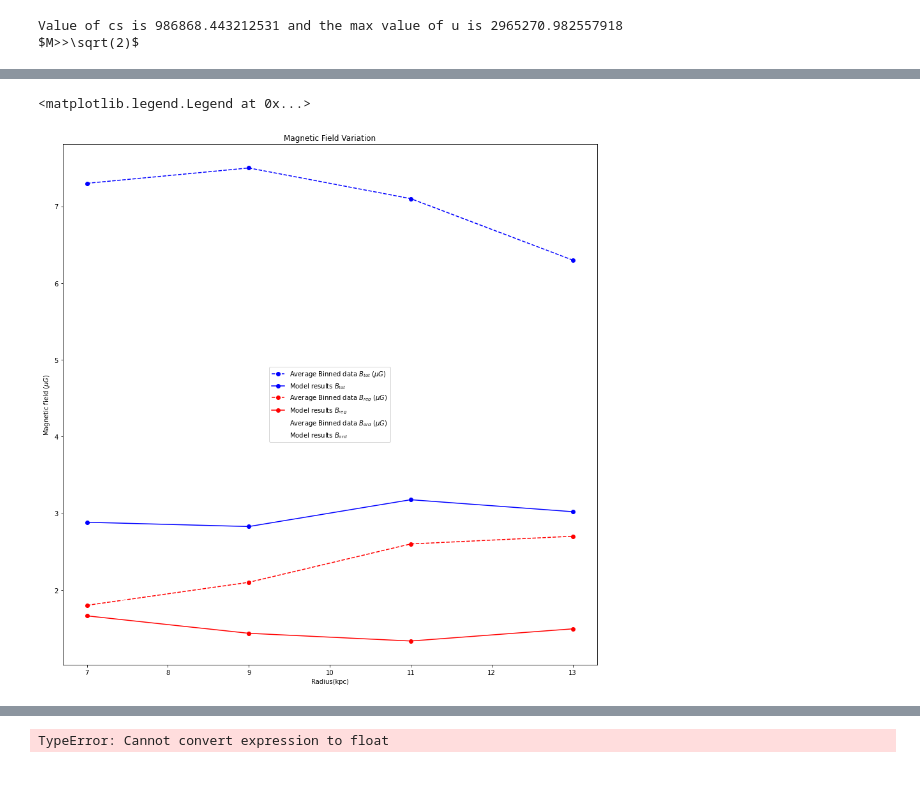
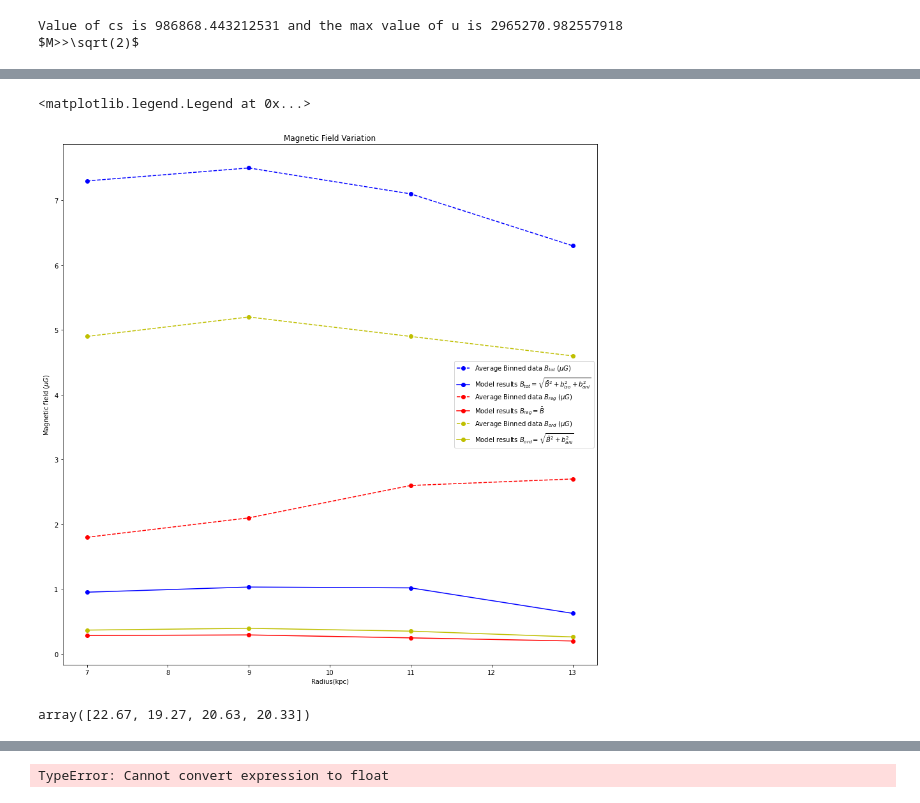
Before and after one commit to Rnazx/MSc.-Thesis, a Jupyter notebook: radial_variation_m31.ipynb, the cells around one changed output, grey strips where cells are left out. Cells and saved outputs as stored; diff of their text form; code cells hidden in the pictures.

Commit message:
plot maker updated

```diff
--- a/radial_variation_m31.ipynb
+++ b/radial_variation_m31.ipynb
@@ -99,14 +97,17 @@ os.chdir(r'C:\Users\WS7\Desktop\RionXX\MSc. Thesis' )
 # %%
+os.chdir(r'C:\Users\WS7\Desktop\RionXX\MSc. Thesis' )
 # quantities = [h, l, u, tau, biso, bani, Bbar, tanpb ]
 
 model_no = 3
-let = 'b'
-os.chdir(r'C:\Users\WS7\Desktop\RionXX\MSc. Thesis' )
+let = 'a'
+not_ren = True
+os.chdir(r'C:\Users\WS7\Desktop\RionXX\MSc. Thesis\libraries' )
 from model_generator import  model_gen, bin_data
-quantities = model_gen(model_no, let)
+quantities = model_gen(model_no, let, not_ren)
 # script_dir = os.getcwd()  # <-- absolute dir the script is in
 # model_name = "\model"+str(model_no)+let+".txt"
 # rel_path = "model_scripts" + model_name
 # abs_file_path = os.path.join(script_dir, rel_path)
 # with open(abs_file_path, "rb") as inf:
 #    quantities = pickle.load(inf)
+# let = 'd'
@@ -196,9 +196,12 @@ zetaval = 5
+# %%
+psival = 1
+zetaval = 5*np.ones(4)#np.array([21.766188  , 18.50278424, 19.80991963, 19.52110812])
 # %%
-opt_temp = 1e+4*np.ones(4) #np.array([52741.3432660786, 38111.9002993212, 43686.9637235394, 42422.4130791510])
+opt_temp = np.array([52741.3432660786, 38111.9002993212, 43686.9637235394, 42422.4130791510])
 # %%
 scalreldata = []
 for exp in express:
-    scalreldata.append([exp.evalf(subs={ sigmatot:sigt, sigma: sig, sigmasfr: sigsfr, q:qs, omega: oms, zet:zetaval, T:t}) for sigt,sig, sigsfr,qs, oms, t in zip(dat_sigmatot, dat_sigma, dat_sigmasfr, dat_q, dat_omega, opt_temp)])
+    scalreldata.append([exp.evalf(subs={ sigmatot:sigt, sigma: sig, sigmasfr: sigsfr, q:qs, omega: oms, zet:zets, T:t}) for sigt,sig, sigsfr,qs, oms,zets, t in zip(dat_sigmatot, dat_sigma, dat_sigmasfr, dat_q, dat_omega,zetaval, opt_temp)])
 scalreldata = np.array(np.float64(scalreldata))
 an_vel = scalreldata[2]/kms
 an_vel
@@ -239,21 +242,26 @@ G_scal_Bbarord = np.sqrt(scalreldata[5]**2 + scalreldata[6]**2)
 # %%
 fig = plt.figure(figsize = (15,15))
 plt.plot(kpc_dat_r, G_dat_Btot, c = 'b',linestyle='--', marker='o', label = 'Average Binned data $B_{tot}$ ($\mu G$)')
-plt.plot(kpc_dat_r, G_scal_Bbartot*1e+6,c = 'b',linestyle='-', marker='o',label = r'Model results $B_{tot}$')
+plt.plot(kpc_dat_r, G_scal_Bbartot*1e+6,c = 'b',linestyle='-', marker='o',label = r'Model results $B_{tot}=\sqrt{\bar{B}^2+b_{iso}^2+b_{ani}^2}$')
 
 plt.plot(kpc_dat_r, G_dat_Breg, c = 'r',linestyle='--', marker='o', label = 'Average Binned data $B_{reg}$ ($\mu G$)')
-plt.plot(kpc_dat_r, G_scal_Bbarreg*1e+6,c = 'r',linestyle='-', marker='o',label = r'Model results $B_{reg}$')
+plt.plot(kpc_dat_r, G_scal_Bbarreg*1e+6,c = 'r',linestyle='-', marker='o',label = r'Model results $B_{reg} = \bar{B}$')
 
 plt.plot(kpc_dat_r, G_dat_Bord, c = 'y',linestyle='--', marker='o', label = 'Average Binned data $B_{ord}$ ($\mu G$)')
-plt.plot(kpc_dat_r, G_scal_Bbarord*1e+6,c = 'y',linestyle='-', marker='o',label = r'Model results $B_{ord}$')
+plt.plot(kpc_dat_r, G_scal_Bbarord*1e+6,c = 'y',linestyle='-', marker='o',label = r'Model results $B_{ord} = \sqrt{\bar{B}^2+b_{ani}^2}$')
 
 plt.title('Magnetic Field Variation')
 plt.xlabel('Radius(kpc)')
 plt.ylabel('Magnetic field ($\mu G$)')
 plt.legend()
+#plt.savefig('Bbar'+str(model_no)+let)
 # %% [output]
 <matplotlib.legend.Legend at 0x...>
-[figure, old version]
+[figure, new version]
+# %%
+np.round(final_vel,2)
+# %% [output]
+array([22.67, 19.27, 20.63, 20.33])
 # %%
 plt.plot(kpc_radius, kms_dat_v, label = 'Velocity dispersion data')
 plt.plot(kpc_radius, kms_dat_v_warp, label = 'Velocity dispersion data with warp')
```
Also changed, not shown: parts of 21 cells of this notebook, 36 other files.
